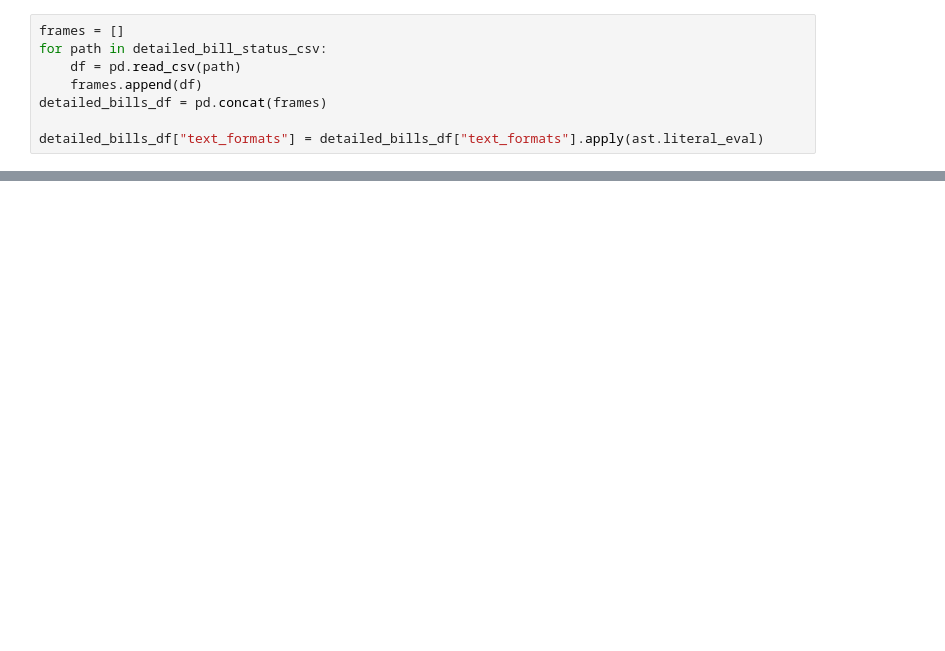
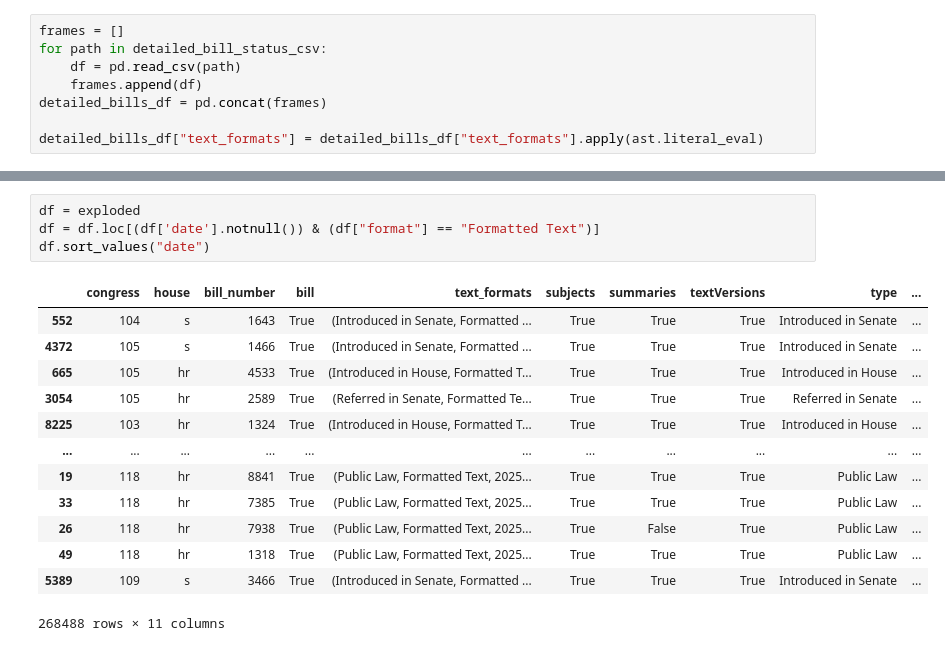
Before and after one commit to digirati-co-uk/loc-responsible-datasets, a Jupyter notebook: 01_bills/01_retrieval/status_reporting.ipynb, the cells around one changed output, grey strips where cells are left out. Drawn from its saved outputs; the diff is of its cells as text; blank space fills up the shorter version.

```diff
--- a/01_bills/01_retrieval/status_reporting.ipynb
+++ b/01_bills/01_retrieval/status_reporting.ipynb
@@ -153,0 +162,18 @@ text_format_counts
+# %%
+df = exploded
+df = df.loc[(df['date'].notnull()) & (df["format"] == "Formatted Text")]
+df.sort_values("date")
+# %% [output]
+|  | congress | house | bill_number | bill | text_formats | subjects | summaries | textVersions | type | ... |
+| 552 | 104 | s | 1643 | True | (Introduced in Senate, Formatted ... | True | True | True | Introduced in Senate | ... |
+| 4372 | 105 | s | 1466 | True | (Introduced in Senate, Formatted ... | True | True | True | Introduced in Senate | ... |
+| 665 | 105 | hr | 4533 | True | (Introduced in House, Formatted T... | True | True | True | Introduced in House | ... |
+| 3054 | 105 | hr | 2589 | True | (Referred in Senate, Formatted Te... | True | True | True | Referred in Senate | ... |
+| 8225 | 103 | hr | 1324 | True | (Introduced in House, Formatted T... | True | True | True | Introduced in House | ... |
+| ... | ... | ... | ... | ... | ... | ... | ... | ... | ... | ... |
+| 19 | 118 | hr | 8841 | True | (Public Law, Formatted Text, 2025... | True | True | True | Public Law | ... |
+| 33 | 118 | hr | 7385 | True | (Public Law, Formatted Text, 2025... | True | True | True | Public Law | ... |
+| 26 | 118 | hr | 7938 | True | (Public Law, Formatted Text, 2025... | True | False | True | Public Law | ... |
+| 49 | 118 | hr | 1318 | True | (Public Law, Formatted Text, 2025... | True | True | True | Public Law | ... |
+| 5389 | 109 | s | 3466 | True | (Introduced in Senate, Formatted ... | True | True | True | Introduced in Senate | ... |
+268488 rows × 11 columns
```
Also changed, not shown: parts of 6 cells of this notebook, 2 other files.
